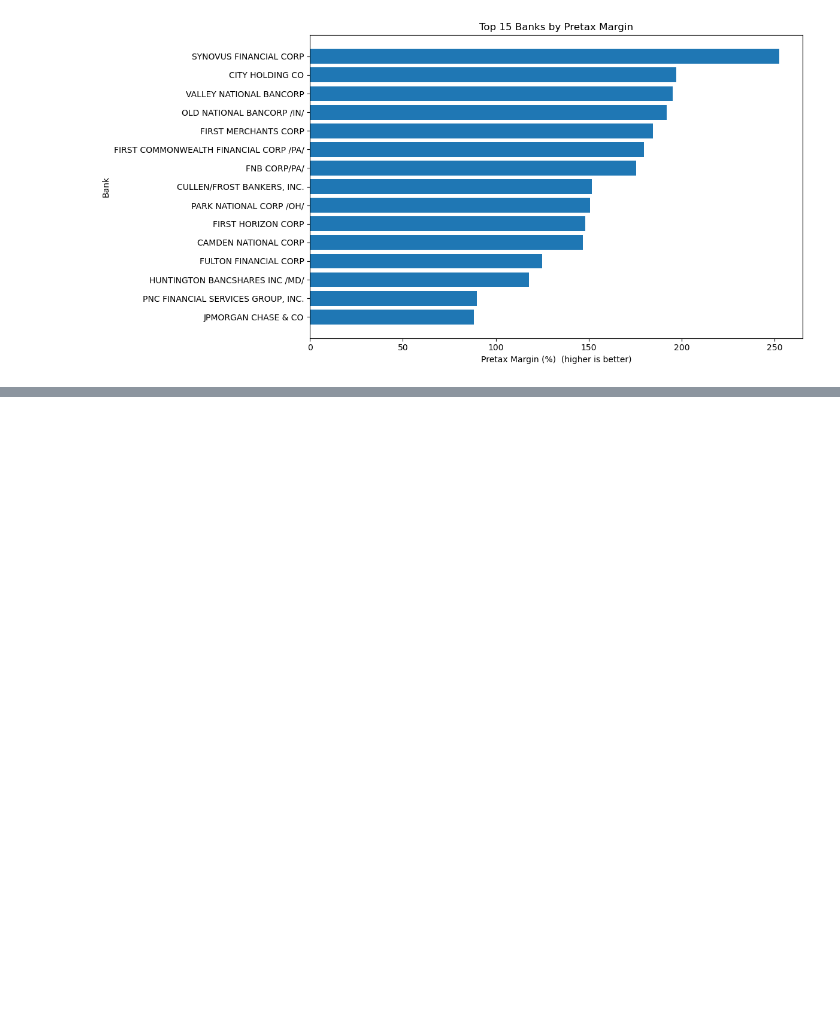
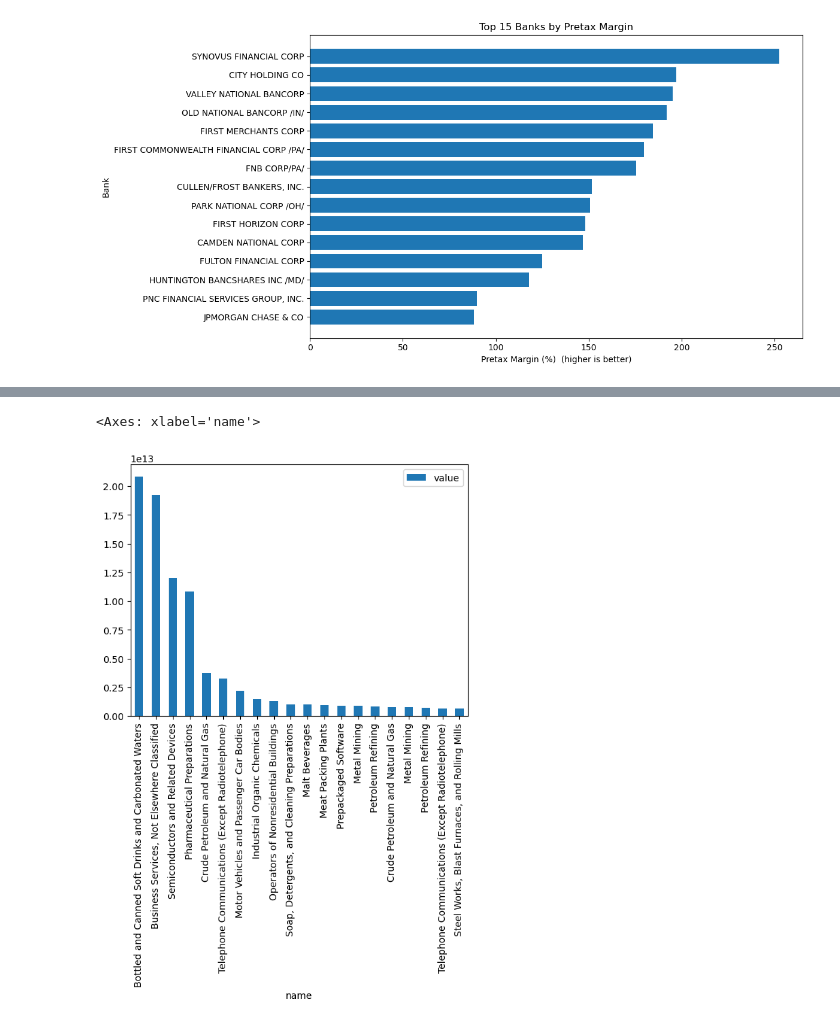
Before and after one commit to bernkyal/secfinancereport, a Jupyter notebook: ApiProject.ipynb, the cells around one changed output, grey strips where cells are left out. Cells and saved outputs as stored; diff of their text form; code cells hidden in the pictures; blank space fills up the shorter version.

```diff
--- a/ApiProject.ipynb
+++ b/ApiProject.ipynb
@@ -329,0 +373,9 @@ plt.show()
+# %%
+SIC = pd.read_csv("SICNames.csv")
+# %%
+q1_rev = q1_rev.merge(SIC, on="sic", how="left")
+# %%
+q1_rev.plot.bar(x="name", y="value")
+# %% [output]
+<Axes: xlabel='name'>
+[figure, added]
```
Also changed, not shown: parts of 7 cells of this notebook.
